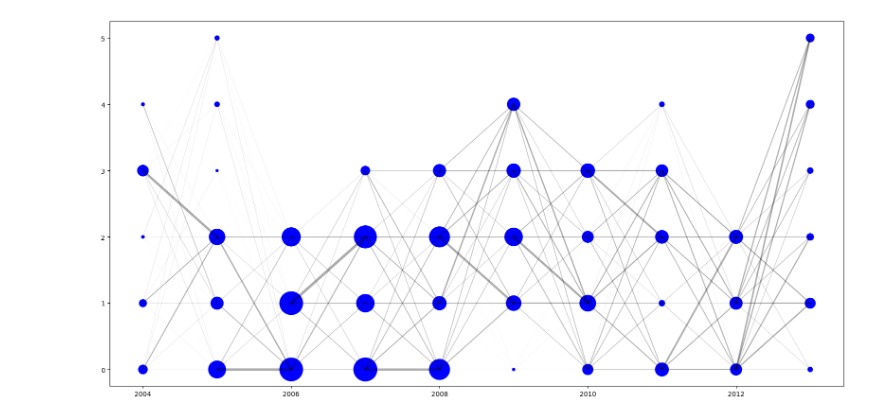
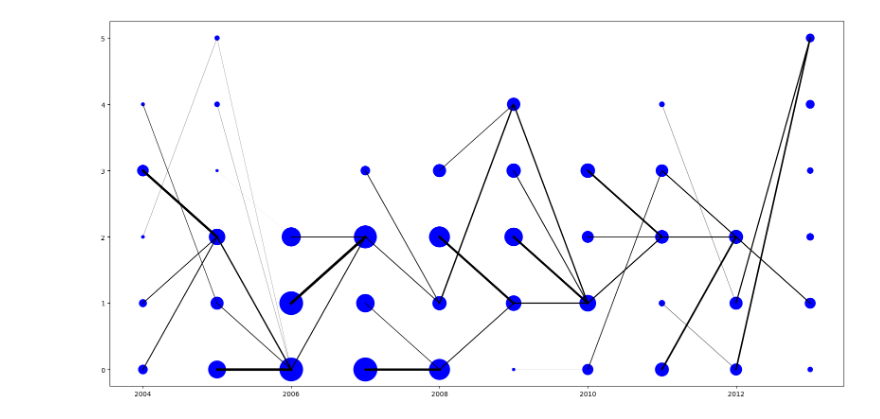
Before and after one commit to epfl-ada/ada-2023-project-abracadabra, a Jupyter notebook: P3_jd_community_evo.ipynb, the cells around one changed output. Saved outputs shown, nothing was run; the diff lists cells and outputs as text; code cells hidden in the pictures.

```diff
--- a/P3_jd_community_evo.ipynb
+++ b/P3_jd_community_evo.ipynb
@@ -84,16 +19,6 @@ jacquard_similarities
-# %%
-edges = set()
-for years, map in jacquard_similarities.items():
-    x1 = years.split('-')[0]
-    x2 = years.split('-')[1]
-    for commu1, commuDictWeight in map.items():
-        for commu2, weight in commuDictWeight.items():
-            edges.add(((x1, commu1), (x2, commu2), weight))
-
-plt.figure(figsize=(20,10))
-for edge in edges:
-    plt.plot([int(edge[0][0]), int(edge[1][0])], [int(edge[0][1]), int(edge[1][1])], linewidth=edge[2]*20, color='black', alpha=weight*15)
-plt.scatter([int(node[0]) for node in nodesV2], [int(node[1]) for node in nodesV2], s=[int(node[2]) for node in nodesV2], color='blue', alpha=1)
-plt.show()
-# %% [output]
-[figure, removed]
+# %%
+nodes = hlp.get_nodes_from_com_dict(communities_dict)
+# %%
+hlp.plot_maxJac_connected_layers(nodes, max_jacquard_similarities)
+# %% [output]
+[figure, added]
```
Also changed, not shown: parts of 11 cells of this notebook, 1 other file.
